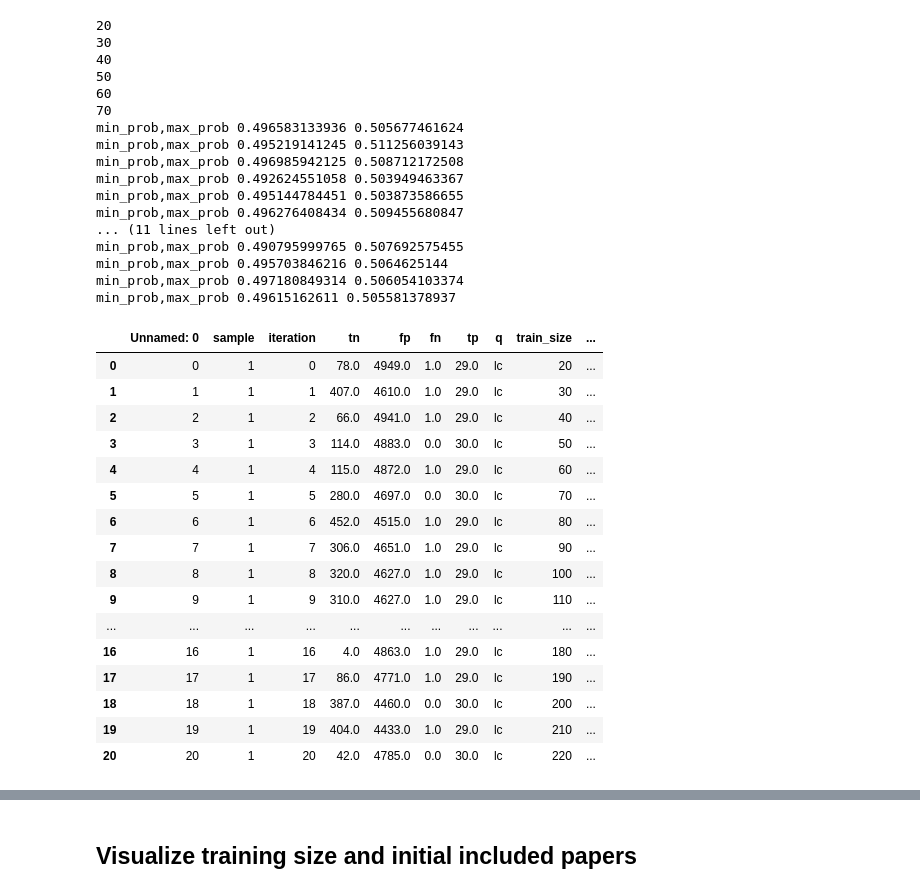
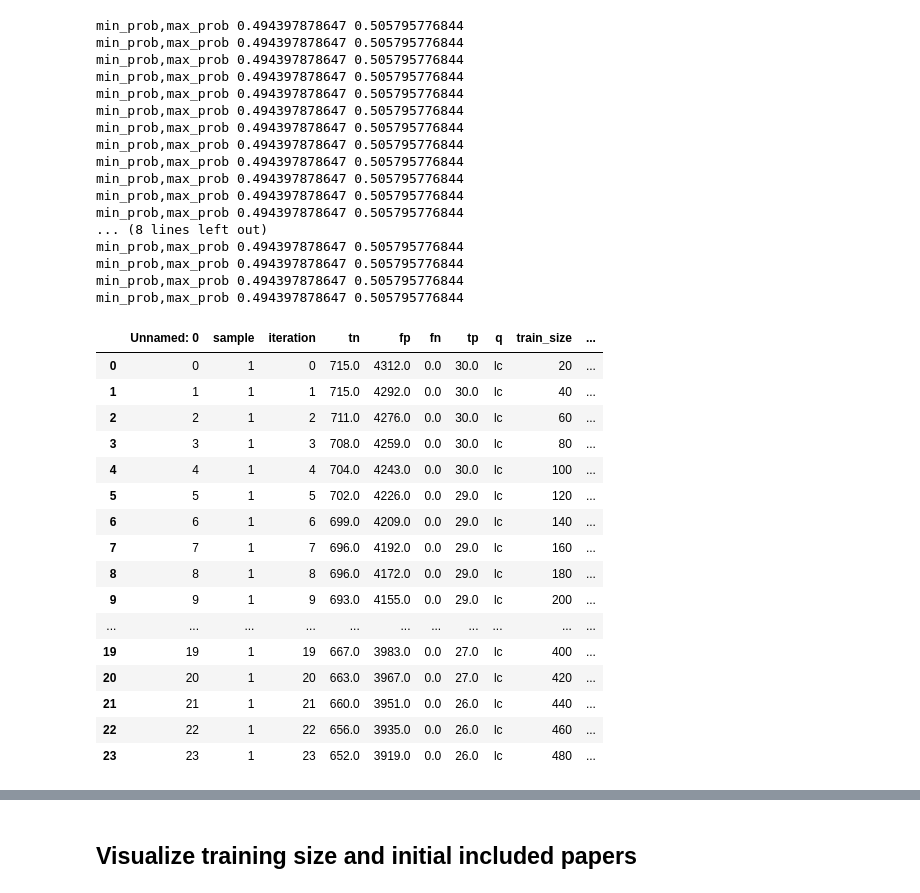
Before and after one commit to swallow0001/systematic-reviews, a Jupyter notebook: hpc/aggregation_active.ipynb, the cells around one changed output, grey strips where cells are left out. Drawn from its saved outputs; the diff is of its cells as text; code cells hidden in the pictures.

```diff
--- a/hpc/aggregation_active.ipynb
+++ b/hpc/aggregation_active.ipynb
@@ -99,65 +117,60 @@ def get_score_iterations(df, sample_no,q):
 # %%
+## for test
 column_names = ['sample','iteration','tn','fp','fn','tp','q','train_size']
 
 for fp in glob.glob(os.path.join('..','output','active_learning',dataset_name, 'dataset_{}_sr_lstm_active1_q_lc.csv'.format(dataset_name))):
-
         with open(fp) as csv_file:
             # load the result into memory
             df = pd.read_csv(fp)
-            print(len(df.loc[df['0'] ==-1]))
-            print(len(df.loc[df['1'] ==-1]))
-            print(len(df.loc[df['2'] ==-1]))
-            print(len(df.loc[df['3'] ==-1]))
-            print(len(df.loc[df['4'] ==-1]))
-            print(len(df.loc[df['5'] ==-1]))
-        score_sample = get_score_iterations(df, 1,'lc')
+            score_sample = get_score_iterations(df, 1,'lc')
+
 scores_test = pd.DataFrame.from_records(score_sample, columns=column_names)
-scores_test.to_csv(os.path.join('..', 'output','active_learning',dataset_name, 'sr_lstm_results_test.csv'))
+scores_test.to_csv(os.path.join('..', 'output','active_learning',dataset_name, 'sr_lstm_results_test_random.csv'))
 
 
-df_results = pd.read_csv(os.path.join('..', 'output','active_learning',dataset_name, 'sr_lstm_results_test.csv')) #, index_col='sample'
+df_results = pd.read_csv(os.path.join('..', 'output','active_learning',dataset_name, 'sr_lstm_results_test_random.csv')) #, index_col='sample'
 
 df_results['to_read_plus_train_number'] = (df_results['fp']+df_results['tp']+ df_results['train_size'])
 df_results['to_read_plus_train_rate'] = df_results['to_read_plus_train_number']/(df_results['fp']+
                                                                                  df_results['fn']+
                                                                                  df_results['tp']+
                                                                                  df_results['tn']+
                                                                                  df_results['train_size'])
 df_results
 # %% [output]
-20
-30
-40
-50
-60
-70
-min_prob,max_prob 0.496583133936 0.505677461624
-min_prob,max_prob 0.495219141245 0.511256039143
-min_prob,max_prob 0.496985942125 0.508712172508
-min_prob,max_prob 0.492624551058 0.503949463367
-min_prob,max_prob 0.495144784451 0.503873586655
-min_prob,max_prob 0.496276408434 0.509455680847
-... (11 lines left out)
-min_prob,max_prob 0.490795999765 0.507692575455
-min_prob,max_prob 0.495703846216 0.5064625144
-min_prob,max_prob 0.497180849314 0.506054103374
-min_prob,max_prob 0.49615162611 0.505581378937
+min_prob,max_prob 0.494397878647 0.505795776844
+min_prob,max_prob 0.494397878647 0.505795776844
+min_prob,max_prob 0.494397878647 0.505795776844
+min_prob,max_prob 0.494397878647 0.505795776844
+min_prob,max_prob 0.494397878647 0.505795776844
+min_prob,max_prob 0.494397878647 0.505795776844
+min_prob,max_prob 0.494397878647 0.505795776844
+min_prob,max_prob 0.494397878647 0.505795776844
+min_prob,max_prob 0.494397878647 0.505795776844
+min_prob,max_prob 0.494397878647 0.505795776844
+min_prob,max_prob 0.494397878647 0.505795776844
+min_prob,max_prob 0.494397878647 0.505795776844
+... (8 lines left out)
+min_prob,max_prob 0.494397878647 0.505795776844
+min_prob,max_prob 0.494397878647 0.505795776844
+min_prob,max_prob 0.494397878647 0.505795776844
+min_prob,max_prob 0.494397878647 0.505795776844
 |  | Unnamed: 0 | sample | iteration | tn | fp | fn | tp | q | train_size | ... |
-| 0 | 0 | 1 | 0 | 78.0 | 4949.0 | 1.0 | 29.0 | lc | 20 | ... |
-| 1 | 1 | 1 | 1 | 407.0 | 4610.0 | 1.0 | 29.0 | lc | 30 | ... |
-| 2 | 2 | 1 | 2 | 66.0 | 4941.0 | 1.0 | 29.0 | lc | 40 | ... |
-| 3 | 3 | 1 | 3 | 114.0 | 4883.0 | 0.0 | 30.0 | lc | 50 | ... |
-| 4 | 4 | 1 | 4 | 115.0 | 4872.0 | 1.0 | 29.0 | lc | 60 | ... |
-| 5 | 5 | 1 | 5 | 280.0 | 4697.0 | 0.0 | 30.0 | lc | 70 | ... |
-| 6 | 6 | 1 | 6 | 452.0 | 4515.0 | 1.0 | 29.0 | lc | 80 | ... |
-| 7 | 7 | 1 | 7 | 306.0 | 4651.0 | 1.0 | 29.0 | lc | 90 | ... |
-| 8 | 8 | 1 | 8 | 320.0 | 4627.0 | 1.0 | 29.0 | lc | 100 | ... |
-| 9 | 9 | 1 | 9 | 310.0 | 4627.0 | 1.0 | 29.0 | lc | 110 | ... |
+| 0 | 0 | 1 | 0 | 715.0 | 4312.0 | 0.0 | 30.0 | lc | 20 | ... |
+| 1 | 1 | 1 | 1 | 715.0 | 4292.0 | 0.0 | 30.0 | lc | 40 | ... |
+| 2 | 2 | 1 | 2 | 711.0 | 4276.0 | 0.0 | 30.0 | lc | 60 | ... |
+| 3 | 3 | 1 | 3 | 708.0 | 4259.0 | 0.0 | 30.0 | lc | 80 | ... |
+| 4 | 4 | 1 | 4 | 704.0 | 4243.0 | 0.0 | 30.0 | lc | 100 | ... |
+| 5 | 5 | 1 | 5 | 702.0 | 4226.0 | 0.0 | 29.0 | lc | 120 | ... |
+| 6 | 6 | 1 | 6 | 699.0 | 4209.0 | 0.0 | 29.0 | lc | 140 | ... |
+| 7 | 7 | 1 | 7 | 696.0 | 4192.0 | 0.0 | 29.0 | lc | 160 | ... |
+| 8 | 8 | 1 | 8 | 696.0 | 4172.0 | 0.0 | 29.0 | lc | 180 | ... |
+| 9 | 9 | 1 | 9 | 693.0 | 4155.0 | 0.0 | 29.0 | lc | 200 | ... |
 | ... | ... | ... | ... | ... | ... | ... | ... | ... | ... | ... |
-| 16 | 16 | 1 | 16 | 4.0 | 4863.0 | 1.0 | 29.0 | lc | 180 | ... |
-| 17 | 17 | 1 | 17 | 86.0 | 4771.0 | 1.0 | 29.0 | lc | 190 | ... |
-| 18 | 18 | 1 | 18 | 387.0 | 4460.0 | 0.0 | 30.0 | lc | 200 | ... |
-| 19 | 19 | 1 | 19 | 404.0 | 4433.0 | 1.0 | 29.0 | lc | 210 | ... |
-| 20 | 20 | 1 | 20 | 42.0 | 4785.0 | 0.0 | 30.0 | lc | 220 | ... |
+| 19 | 19 | 1 | 19 | 667.0 | 3983.0 | 0.0 | 27.0 | lc | 400 | ... |
+| 20 | 20 | 1 | 20 | 663.0 | 3967.0 | 0.0 | 27.0 | lc | 420 | ... |
+| 21 | 21 | 1 | 21 | 660.0 | 3951.0 | 0.0 | 26.0 | lc | 440 | ... |
+| 22 | 22 | 1 | 22 | 656.0 | 3935.0 | 0.0 | 26.0 | lc | 460 | ... |
+| 23 | 23 | 1 | 23 | 652.0 | 3919.0 | 0.0 | 26.0 | lc | 480 | ... |
 # %%
 # dataset_name ="BetaBlockers"
```
Also changed, not shown: parts of 10 cells of this notebook, 1 other file.
